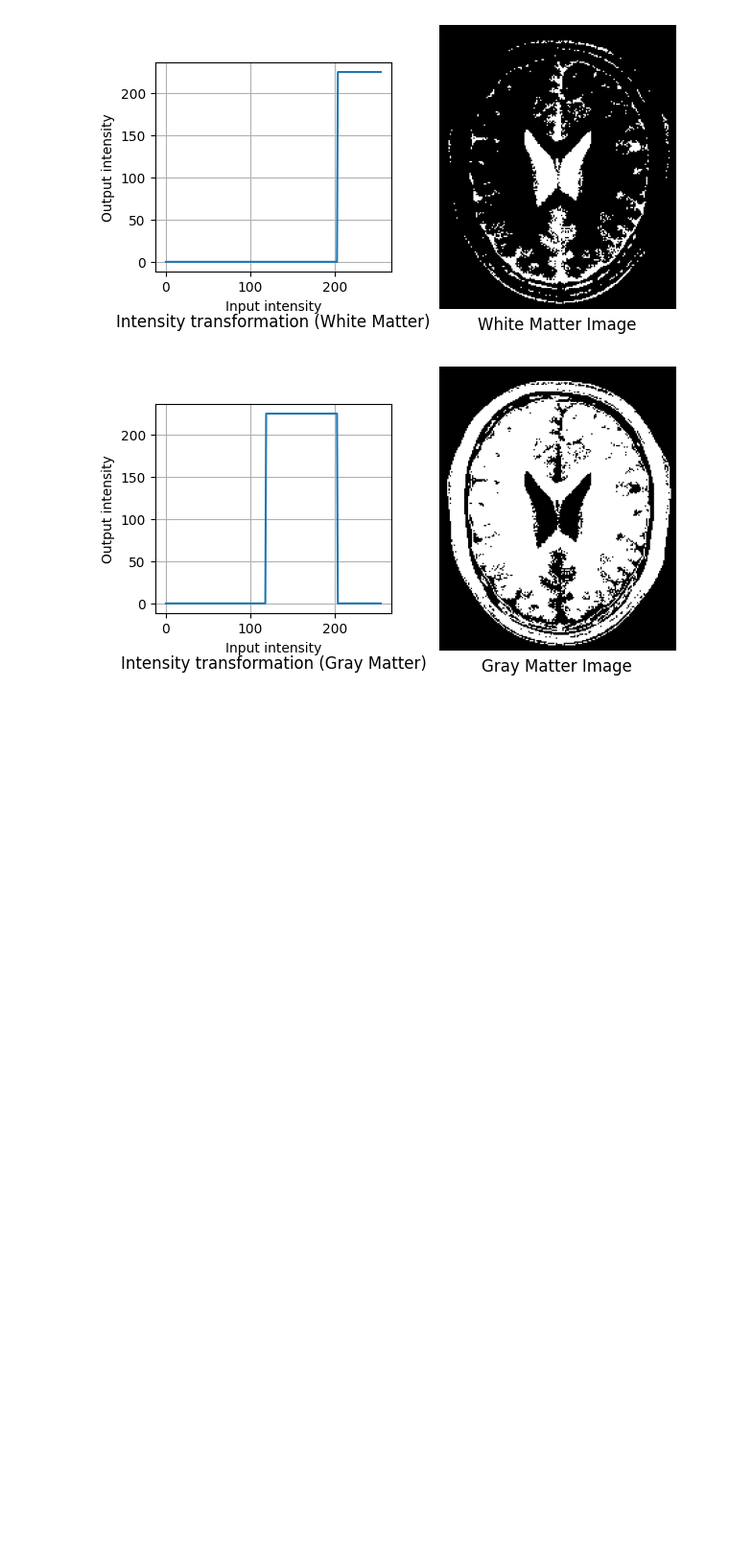
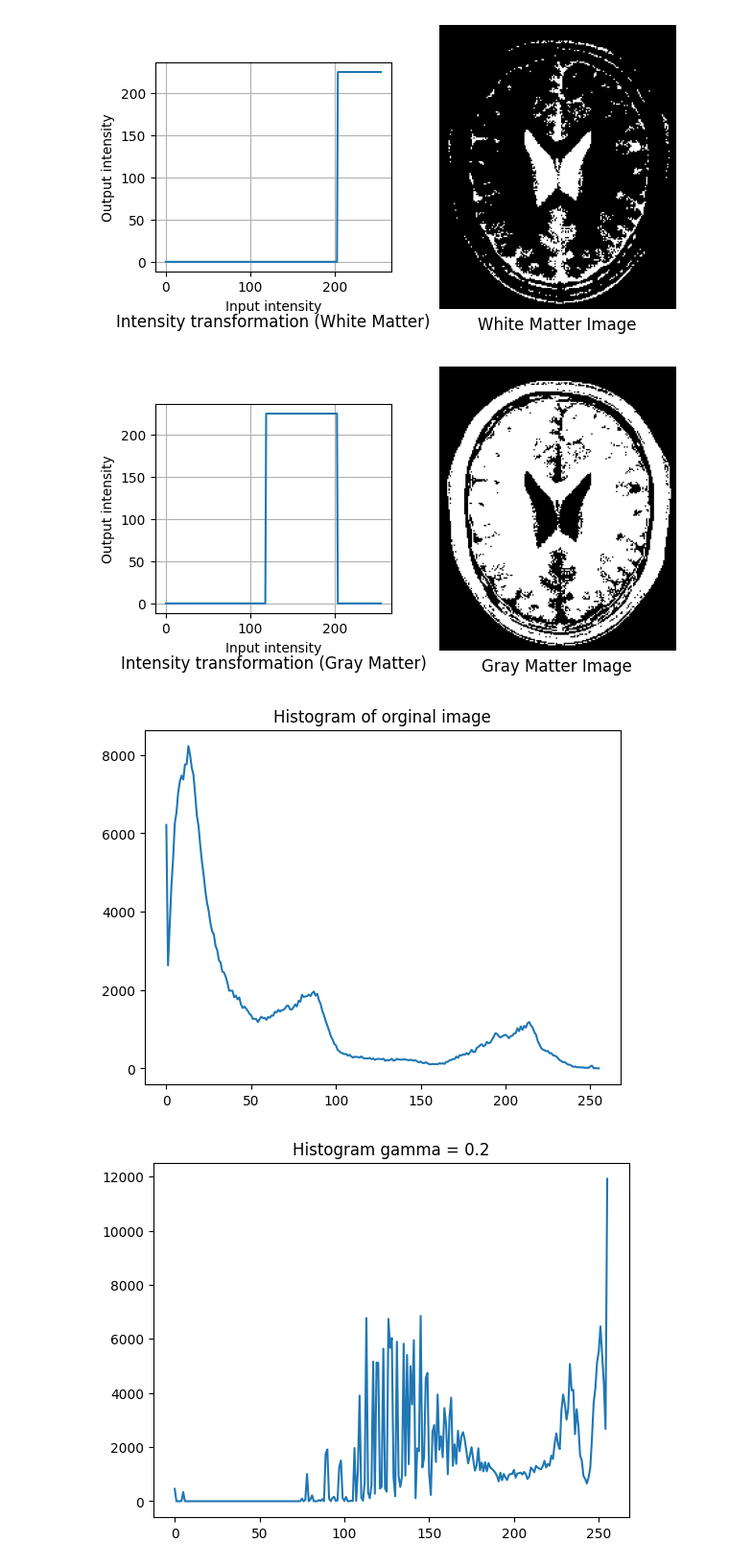
Before and after one commit to GishanDaminduDK/ImaPro_Ass1, a Jupyter notebook: ass.ipynb, the cells around one changed output. Shown at 96% size. Drawn from its saved outputs; the diff is of its cells as text; code cells hidden in the pictures; blank space fills up the shorter version.

```diff
--- a/ass.ipynb
+++ b/ass.ipynb
@@ -131,3 +129,40 @@ plt.show()
 [figure]
 [figure]
 [figure]
+# %%
+import numpy as np
+import cv2 as cv
+import matplotlib.pyplot as plt
+
+img = cv.imread("highlights_and_shadows.jpg",cv.IMREAD_COLOR)
+#plot histogram of original image
+img_hist = cv.calcHist([img],[0],None,[256],[0,256])
+f,a = plt.subplots()
+plt.title("Histogram of orginal image")
+a.plot(img_hist)
+plt.show()
+#convert image to Lab color space
+img = cv.cvtColor(img,cv.COLOR_BGR2LAB)
+L,a,b = cv.split(img)
+
+
+gammaLst = [0.2,0.5,0.8,1.2,1.5]
+for gamma in gammaLst:
+    #add gamma correction
+    t_L = np.array([(p/255.0)**gamma*255 for p in L]).astype(np.uint8)
+    img2= cv.merge([t_L,a,b])
+    img2=cv.cvtColor(img2,cv.COLOR_Lab2RGB)
+    #ploting histograms
+    fig,ax = plt.subplots()
+    img_hist = cv.calcHist([img2],[0],None,[256],[0,256])
+    ax.plot(img_hist)
+    plt.title("Histogram gamma = "+str(gamma))
+    plt.show()
+    fig,ax = plt.subplots()
+    ax.imshow(img2)
+    plt.title("gamma = "+str(gamma))
+    ax.axis("off")
+    plt.show()
+# %% [output]
+[figure, added]
+[figure, added]
```
Also changed, not shown: parts of 2 cells of this notebook, 6 other files.
